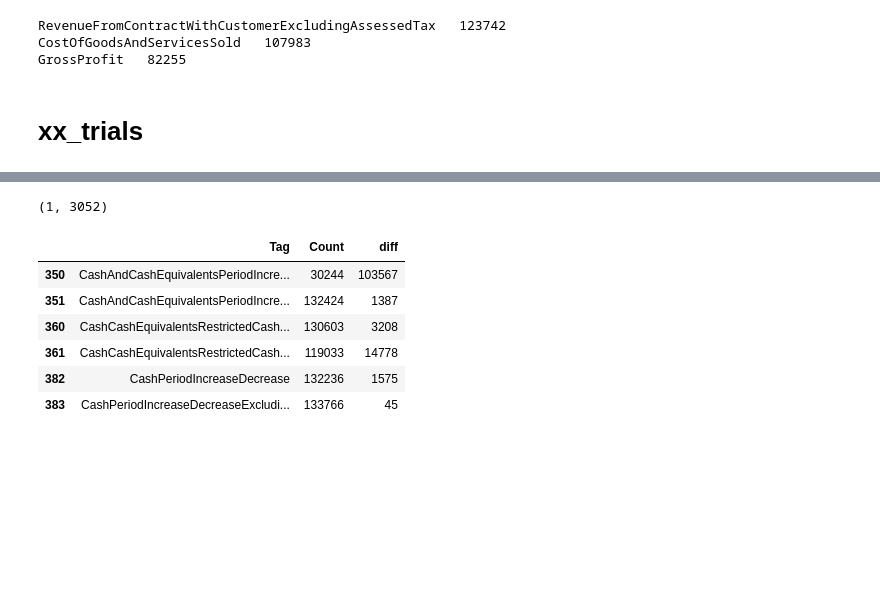
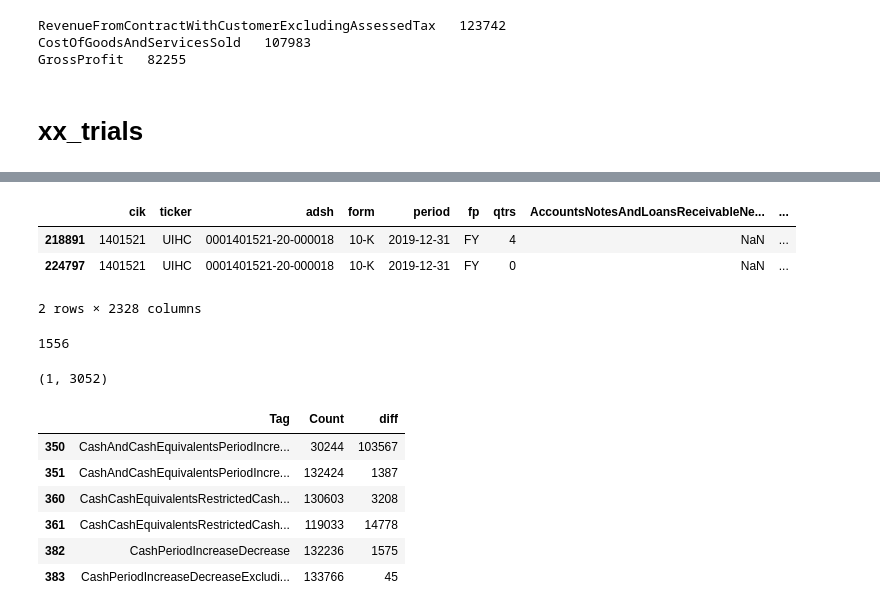
Before and after one commit to HansjoergW/bfh_mt_hs2020_sec_data, a Jupyter notebook: 04_UniformAndCompleteData.ipynb, the cells around one changed output, grey strips where cells are left out. Saved outputs shown, nothing was run; the diff lists cells and outputs as text; code cells hidden in the pictures; blank space fills up the shorter version.

```diff
--- a/04_UniformAndCompleteData.ipynb
+++ b/04_UniformAndCompleteData.ipynb
@@ -650,3 +694,17 @@ bs_pivot_liabilities_copy[(bs_pivot_liabilities_copy.adsh == '0001104659-09-0296
+# %%
+is_pivot_pd_copy[is_pivot_pd_copy.adsh == '0001401521-20-000018'] #.isnull().sum(axis=1)
+# %% [output]
+|  | cik | ticker | adsh | form | period | fp | qtrs | AccountsNotesAndLoansReceivableNe... | ... |
+| 218891 | 1401521 | UIHC | 0001401521-20-000018 | 10-K | 2019-12-31 | FY | 4 | NaN | ... |
+| 224797 | 1401521 | UIHC | 0001401521-20-000018 | 10-K | 2019-12-31 | FY | 0 | NaN | ... |
+2 rows × 2328 columns
+# %%
+#is_pivot_pd_copy[is_pivot_pd_copy.adsh == '0001401521-20-000018'].isnull().sum(axis=1)
+selection = is_pivot_pd_copy[(is_pivot_pd_copy.qtrs == '0') | (is_pivot_pd_copy.qtrs > '4')].isnull().sum(axis=1)
+selection = selection == 2320 # shape[1]-8
+selection.sum()
+# %% [output]
+1556
 # %%
 cf_empty_pd = cf_empty_count.toPandas()
 # %%
```
Also changed, not shown: parts of 37 cells of this notebook, 1 other file.
